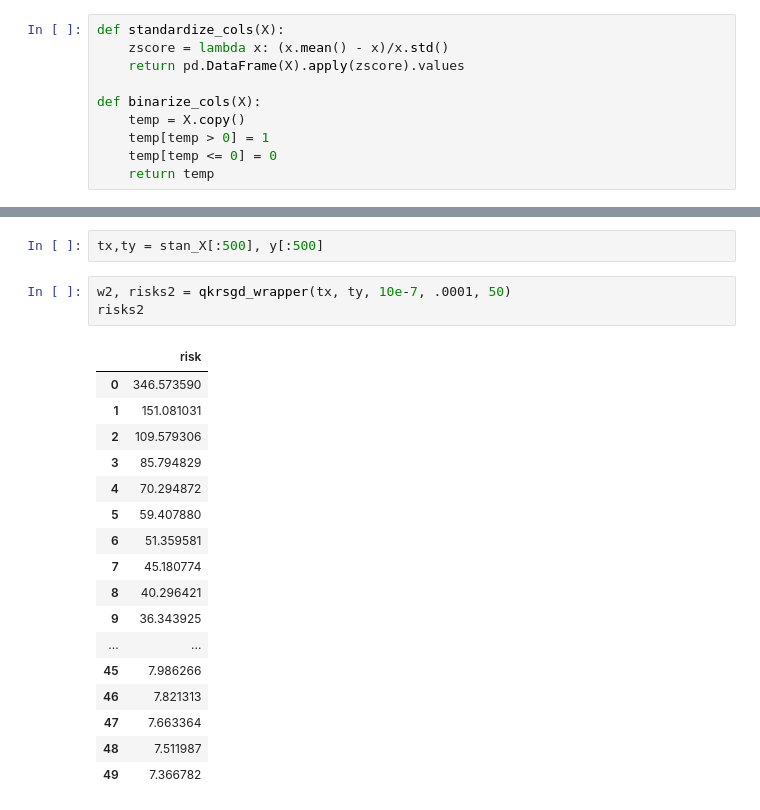
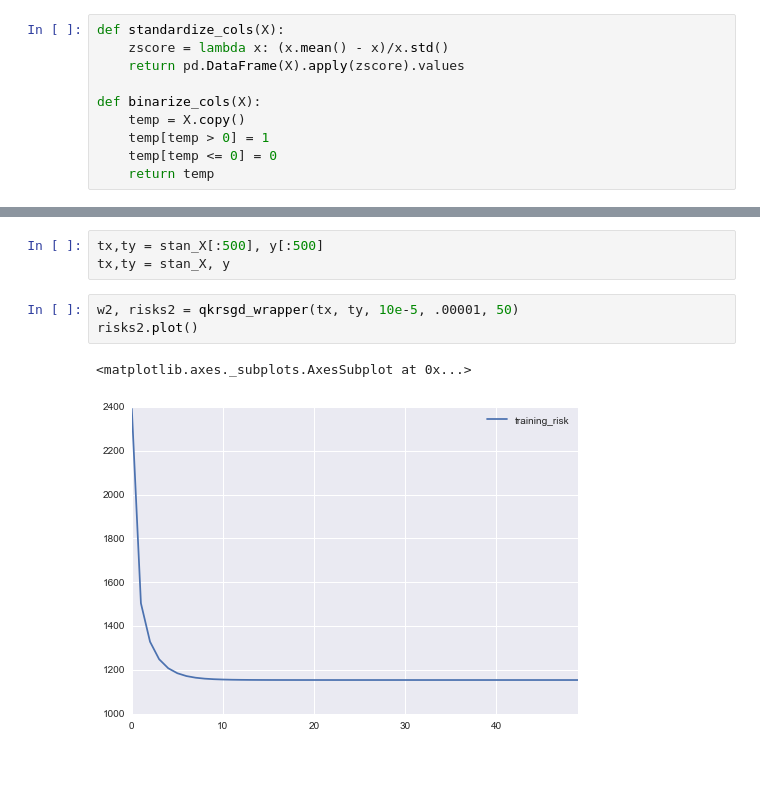
Before and after one commit to bllchmbrs/ml289, a Jupyter notebook: hw3/Kernel Logistic - 4 => correcting the quadratic?.ipynb, the cells around one changed output, grey strips where cells are left out. Cells and saved outputs as stored; diff of their text form; blank space fills up the shorter version.

```diff
--- a/hw3/Kernel Logistic - 4 => correcting the quadratic?.ipynb
+++ b/hw3/Kernel Logistic - 4 => correcting the quadratic?.ipynb
@@ -103,25 +135,11 @@ def qkrsgd_wrapper(X, y, gamma, lr, num_iters):
 # %%
 tx,ty = stan_X[:500], y[:500]
+tx,ty = stan_X, y
 # %%
-w2, risks2 = qkrsgd_wrapper(tx, ty, 10e-7, .0001, 50)
-risks2
+w2, risks2 = qkrsgd_wrapper(tx, ty, 10e-5, .00001, 50)
+risks2.plot()
 # %% [output]
-|  | risk |
-| 0 | 346.573590 |
-| 1 | 151.081031 |
-| 2 | 109.579306 |
-| 3 | 85.794829 |
-| 4 | 70.294872 |
-| 5 | 59.407880 |
-| 6 | 51.359581 |
-| 7 | 45.180774 |
-| 8 | 40.296421 |
-| 9 | 36.343925 |
-| ... | ... |
-| 45 | 7.986266 |
-| 46 | 7.821313 |
-| 47 | 7.663364 |
-| 48 | 7.511987 |
-| 49 | 7.366782 |
+<matplotlib.axes._subplots.AxesSubplot at 0x...>
+[figure, added]
 # %%
 #print(risks2)
```
Also changed, not shown: parts of 7 cells of this notebook.
